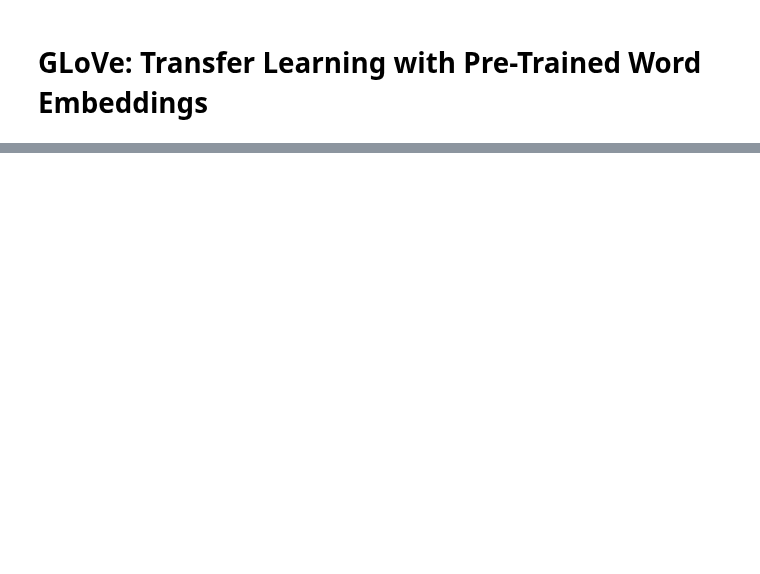
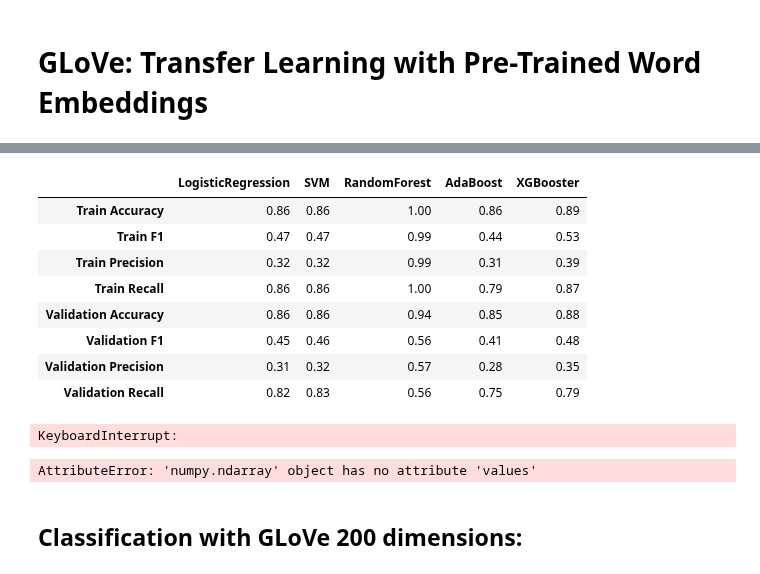
Before and after one commit to mguptaphd/Twitter-Hate-Classification-Project, a Jupyter notebook: Preliminary_Model_Comparisons.ipynb, the cells around one changed output, grey strips where cells are left out. Drawn from its saved outputs; the diff is of its cells as text; code cells hidden in the pictures; blank space fills up the shorter version.

```diff
--- a/Preliminary_Model_Comparisons.ipynb
+++ b/Preliminary_Model_Comparisons.ipynb
@@ -1151,0 +1197,26 @@ with open('data/mean_glove_vectors100.pkl', 'rb') as f:
+# %%
+glove200_results5 = mean_embedding_compare_classification(X_train_glove200, y_train, X_val_glove200,
+                                                          y_val, classifier_list, sampling = 'smote')
+glove200_results5
+# %% [output]
+|  | LogisticRegression | SVM | RandomForest | AdaBoost | XGBooster |
+| Train Accuracy | 0.86 | 0.86 | 1.00 | 0.86 | 0.89 |
+| Train F1 | 0.47 | 0.47 | 0.99 | 0.44 | 0.53 |
+| Train Precision | 0.32 | 0.32 | 0.99 | 0.31 | 0.39 |
+| Train Recall | 0.86 | 0.86 | 1.00 | 0.79 | 0.87 |
+| Validation Accuracy | 0.86 | 0.86 | 0.94 | 0.85 | 0.88 |
+| Validation F1 | 0.45 | 0.46 | 0.56 | 0.41 | 0.48 |
+| Validation Precision | 0.31 | 0.32 | 0.57 | 0.28 | 0.35 |
+| Validation Recall | 0.82 | 0.83 | 0.56 | 0.75 | 0.79 |
+# %%
+mean_embedding_compare_classification2(X_train_glove100, y_train, X_val_glove100, y_val, classifier_list,
+                                      sampling = 'upsample')
+# %% [output]
+KeyboardInterrupt:
+# %%
+mean_embedding_compare_classification2(X_train_glove100, y_train, X_val_glove100, y_val, classifier_list,
+                                      sampling = 'downsample')
+# %% [output]
+AttributeError: 'numpy.ndarray' object has no attribute 'values'
+# %% [markdown]
+## Classification with GLoVe 200 dimensions:
```
Also changed, not shown: parts of 23 cells of this notebook, 1 other file.
